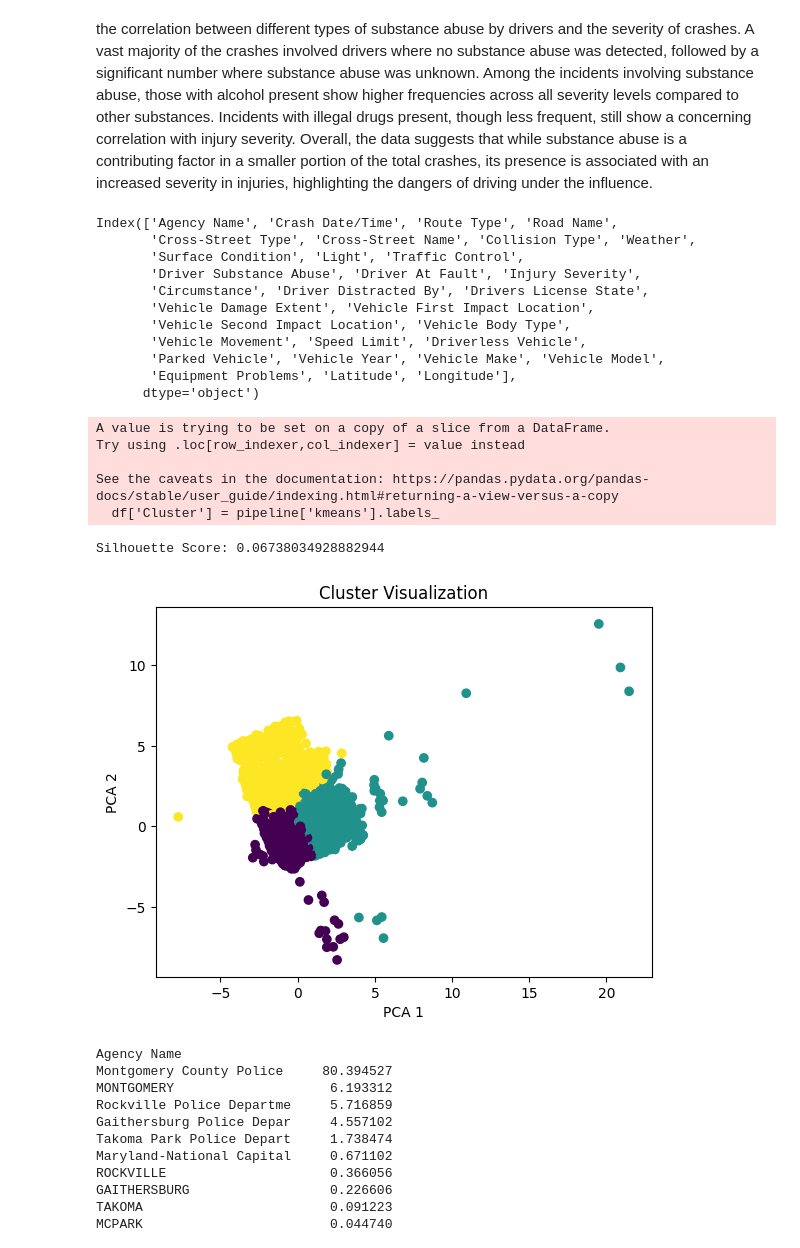
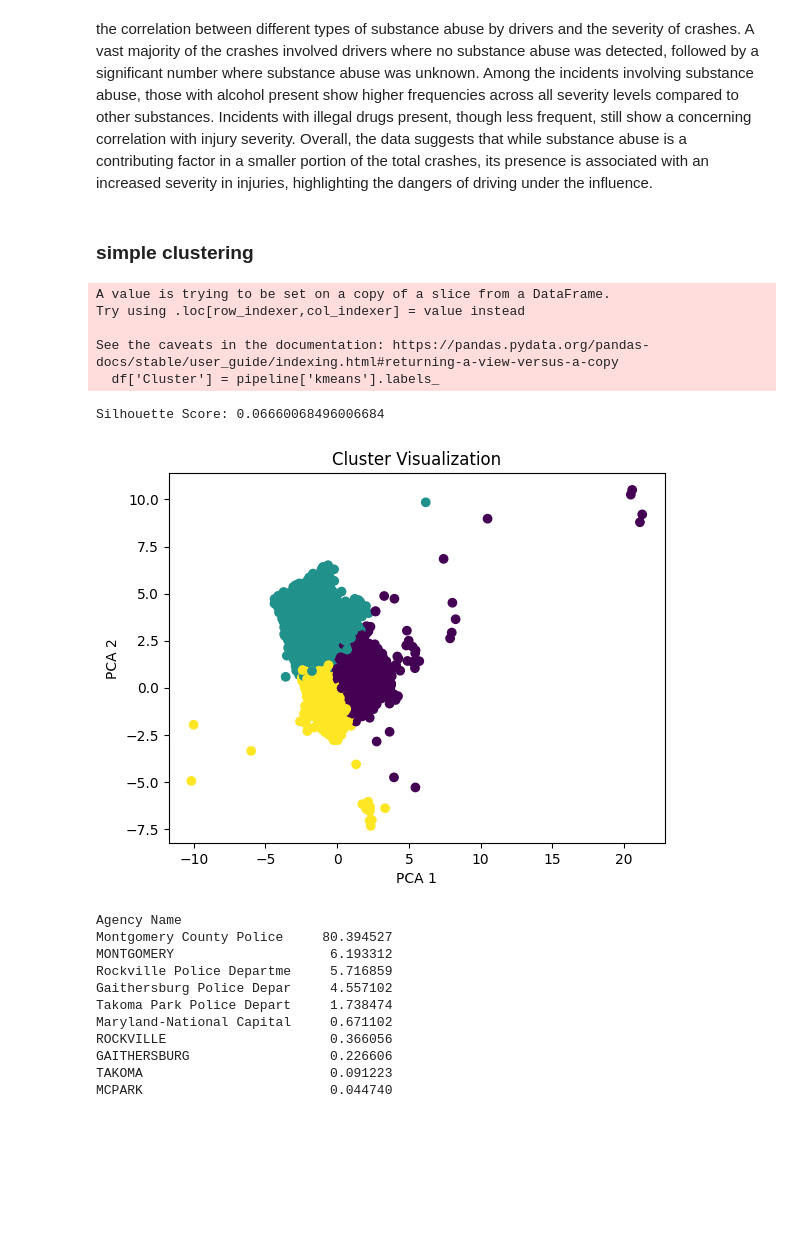
Before and after one commit to ris3abh/Collisions_prediction, a Jupyter notebook: code/RG_EDA.ipynb, the cells around one changed output. Drawn from its saved outputs; the diff is of its cells as text; code cells hidden in the pictures; blank space fills up the shorter version.

```diff
--- a/code/RG_EDA.ipynb
+++ b/code/RG_EDA.ipynb
@@ -229,6 +229,8 @@ plt.show()
 # %% [markdown]
 the correlation between different types of substance abuse by drivers and the severity of crashes. A vast majority of the crashes involved drivers where no substance abuse was detected, followed by a significant number where substance abuse was unknown. Among the incidents involving substance abuse, those with alcohol present show higher frequencies across all severity levels compared to other substances. Incidents with illegal drugs present, though less frequent, still show a concerning correlation with injury severity. Overall, the data suggests that while substance abuse is a contributing factor in a smaller portion of the
 total crashes, its presence is associated with an increased severity in injuries, highlighting the dangers of driving under the influence.
+# %% [markdown]
+### simple clustering
 # %%
 import pandas as pd
 from sklearn.preprocessing import StandardScaler, OneHotEncoder
@@ -244,9 +246,8 @@ from sklearn.model_selection import train_test_split
 choosen_col = ['Agency Name', 'Crash Date/Time', 'Route Type', 'Road Name', 'Cross-Street Type', 'Cross-Street Name', 'Collision Type', 'Weather', 'Surface Condition', 'Light', 'Traffic Control', 'Driver Substance Abuse', 'Driver At Fault', 'Injury Severity', 'Circumstance', 'Driver Distracted By', 'Drivers License State', 'Vehicle Damage Extent', 'Vehicle First Impact Location', 'Vehicle Second Impact Location', 'Vehicle Body Type', 'Vehicle Movement', 'Speed Limit', 'Driverless Vehicle', 'Parked Vehicle', 'Vehicle Year', 'Vehicle Make', 'Vehicle Model', 'Equipment Problems', 'Latitude', 'Longitude']
 target = 'Injury Severity'
 df = pd.read_csv('../data/Crash_Reporting_-_Drivers_Data.csv')
-df_sampled, _ = train_test_split(df, train_size=50000, stratify=df[target], random_state=42)
+df_sampled, _ = train_test_split(df, train_size=50000)
 df = df_sampled[choosen_col]
-print(df.columns)
 
 
 # Define numerical and categorical features
@@ -260,51 +261,40 @@ preprocessor = ColumnTransformer(
         ('num', StandardScaler(), numerical_features)
     ])
 
 # Create a pipeline with the preprocessor and KMeans
 pipeline = Pipeline([
     ('preprocessor', preprocessor),
     ('kmeans', KMeans(n_clusters=3, random_state=42))
 ])
 
 # Fit and transform the data
 pipeline.fit(df)
 X_preprocessed = pipeline['preprocessor'].transform(df).toarray()  # Convert to dense array if sparse
 
 # Assign clusters to the dataframe
 df['Cluster'] = pipeline['kmeans'].labels_
 
 # Evaluate Clustering
 silhouette_avg = silhouette_score(X_preprocessed, df['Cluster'])
 print(f'Silhouette Score: {silhouette_avg}')
 
 # Visualize Clusters using PCA
 pca = PCA(n_components=2)
 X_pca = pca.fit_transform(X_preprocessed)
 
 plt.scatter(X_pca[:, 0], X_pca[:, 1], c=df['Cluster'], cmap='viridis')
 plt.xlabel('PCA 1')
 plt.ylabel('PCA 2')
 plt.title('Cluster Visualization')
 plt.show()
 # %% [output]
-Index(['Agency Name', 'Crash Date/Time', 'Route Type', 'Road Name',
-       'Cross-Street Type', 'Cross-Street Name', 'Collision Type', 'Weather',
-       'Surface Condition', 'Light', 'Traffic Control',
-       'Driver Substance Abuse', 'Driver At Fault', 'Injury Severity',
-       'Circumstance', 'Driver Distracted By', 'Drivers License State',
-       'Vehicle Damage Extent', 'Vehicle First Impact Location',
-       'Vehicle Second Impact Location', 'Vehicle Body Type',
-       'Vehicle Movement', 'Speed Limit', 'Driverless Vehicle',
-       'Parked Vehicle', 'Vehicle Year', 'Vehicle Make', 'Vehicle Model',
-       'Equipment Problems', 'Latitude', 'Longitude'],
-      dtype='object')
+A value is trying to be set on a copy of a slice from a DataFrame.
+Try using .loc[row_indexer,col_indexer] = value instead
+
+See the caveats in the documentation: https://pandas.pydata.org/pandas-docs/stable/user_guide/indexing.html#returning-a-view-versus-a-copy
+  df['Cluster'] = pipeline['kmeans'].labels_
-A value is trying to be set on a copy of a slice from a DataFrame.
-Try using .loc[row_indexer,col_indexer] = value instead
-
-See the caveats in the documentation: https://pandas.pydata.org/pandas-docs/stable/user_guide/indexing.html#returning-a-view-versus-a-copy
-  df['Cluster'] = pipeline['kmeans'].labels_
+Silhouette Score: 0.06660068496006684
-Silhouette Score: 0.06738034928882944
-[figure, old version]
+[figure, new version]
 # %%
 numerical_features = df[['Agency Name', 'ACRS Report Type', 'Crash Date/Time', 'Route Type', 'Road Name', 'Cross-Street Type', 'Cross-Street Name', 'Collision Type', 'Weather', 'Surface Condition', 'Light', 'Traffic Control', 'Driver Substance Abuse', 'Driver At Fault', 'Injury Severity', 'Circumstance', 'Driver Distracted By', 'Drivers License State', 'Vehicle Damage Extent', 'Vehicle First Impact Location', 'Vehicle Second Impact Location', 'Vehicle Body Type', 'Vehicle Movement', 'Speed Limit', 'Driverless Vehicle', 'Parked Vehicle', 'Vehicle Year', 'Vehicle Make', 'Vehicle Model', 'Equipment Problems', 'Latitude', 'Longitude']].select_dtypes(include=['number']).columns.tolist()
 
```
Also changed, not shown: parts of 3 cells of this notebook.
